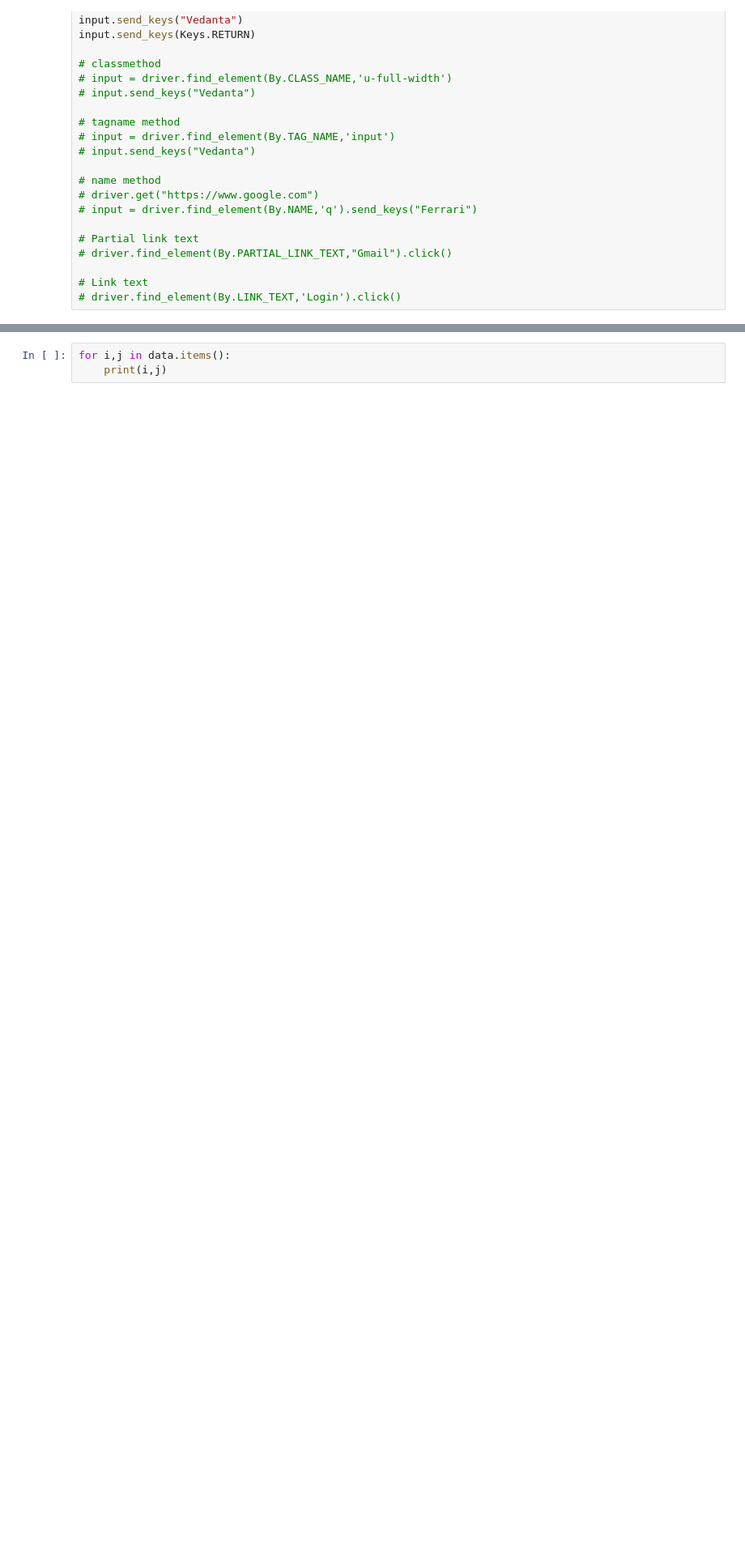
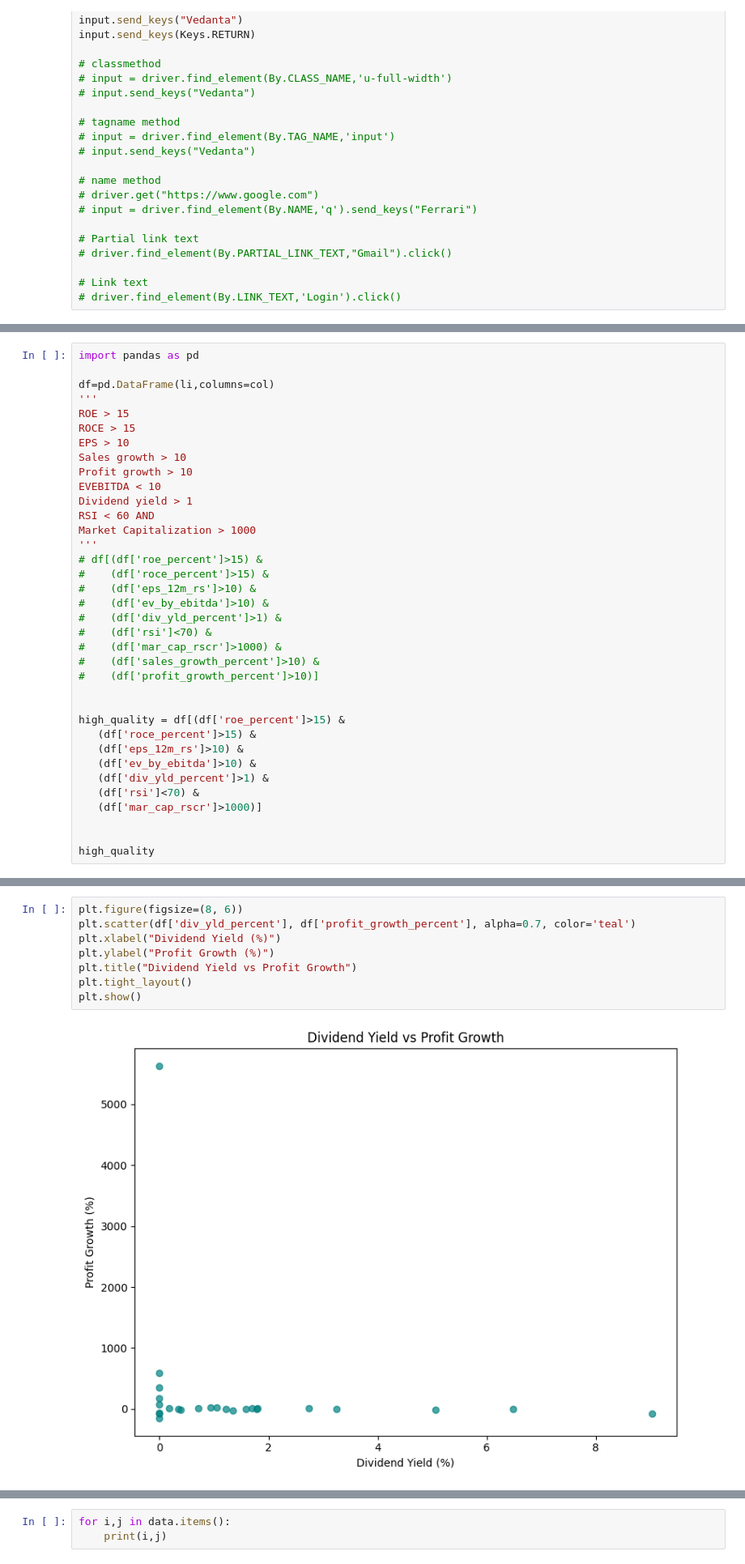
Before and after one commit to prashk027/Tasks, a Jupyter notebook: Tasks/PythonScript/task3/screener.ipynb, the cells around one changed output, grey strips where cells are left out. Shown: that part at 81% size. Cells and saved outputs as stored; diff of their text form; blank space fills up the shorter version.

```diff
--- a/Tasks/PythonScript/task3/screener.ipynb
+++ b/Tasks/PythonScript/task3/screener.ipynb
@@ -167,0 +334,36 @@ Inserted into stocks table.
+# %%
+import pandas as pd
+
+df=pd.DataFrame(li,columns=col)
+'''
+ROE > 15
+ROCE > 15
+EPS > 10
+Sales growth > 10
+Profit growth > 10
+EVEBITDA < 10
+Dividend yield > 1
+RSI < 60 AND
+Market Capitalization > 1000
+'''
+# df[(df['roe_percent']>15) &
+#    (df['roce_percent']>15) &
+#    (df['eps_12m_rs']>10) &
+#    (df['ev_by_ebitda']>10) &
+#    (df['div_yld_percent']>1) &
+#    (df['rsi']<70) &
+#    (df['mar_cap_rscr']>1000) &
+#    (df['sales_growth_percent']>10) &
+#    (df['profit_growth_percent']>10)]
+
+
+high_quality = df[(df['roe_percent']>15) &
+   (df['roce_percent']>15) &
+   (df['eps_12m_rs']>10) &
+   (df['ev_by_ebitda']>10) &
+   (df['div_yld_percent']>1) &
+   (df['rsi']<70) &
+   (df['mar_cap_rscr']>1000)]
+
+
+high_quality
@@ -167,0 +459,10 @@ Inserted into stocks table.
+# %%
+plt.figure(figsize=(8, 6))
+plt.scatter(df['div_yld_percent'], df['profit_growth_percent'], alpha=0.7, color='teal')
+plt.xlabel("Dividend Yield (%)")
+plt.ylabel("Profit Growth (%)")
+plt.title("Dividend Yield vs Profit Growth")
+plt.tight_layout()
+plt.show()
+# %% [output]
+[figure, added]
```
Also changed, not shown: parts of 34 cells of this notebook, 2 other files.
